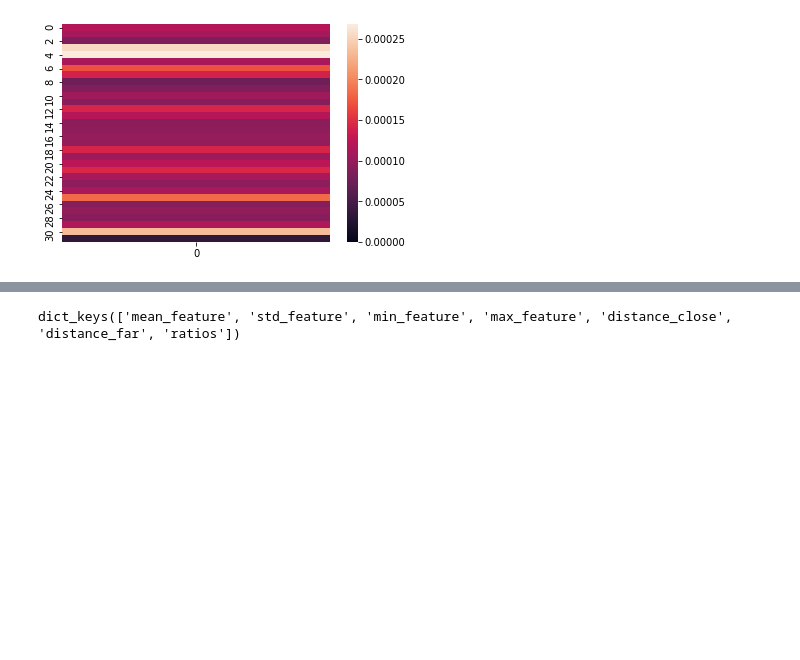
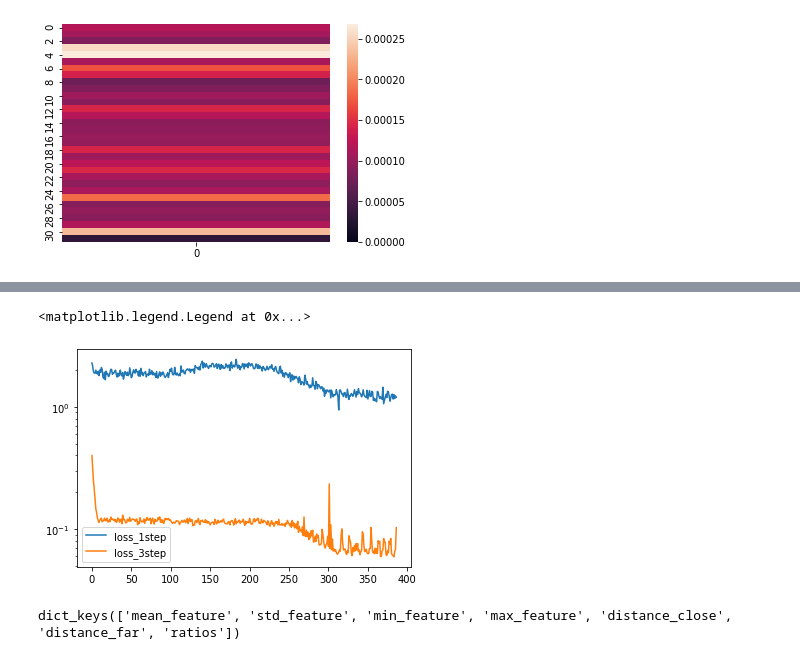
Before and after one commit to sergeivolodin/causality-disentanglement-rl, a Jupyter notebook: debug/siamese_kc_tests.ipynb, the cells around one changed output, grey strips where cells are left out. Cells and saved outputs as stored; diff of their text form; code cells hidden in the pictures; blank space fills up the shorter version.

```diff
--- a/debug/siamese_kc_tests.ipynb
+++ b/debug/siamese_kc_tests.ipynb
@@ -504,3 +508,11 @@ plt.show()
+# %%
+plt.yscale('log')
+for key in ['loss_1step', 'loss_3step']:
+    plt.plot(metrics_dct[key], label=key)
+plt.legend()
+# %% [output]
+<matplotlib.legend.Legend at 0x...>
+[figure, added]
 # %%
 metrics_dct.keys()
 # %% [output]
```
Also changed, not shown: parts of 18 cells of this notebook, 4 other files.
